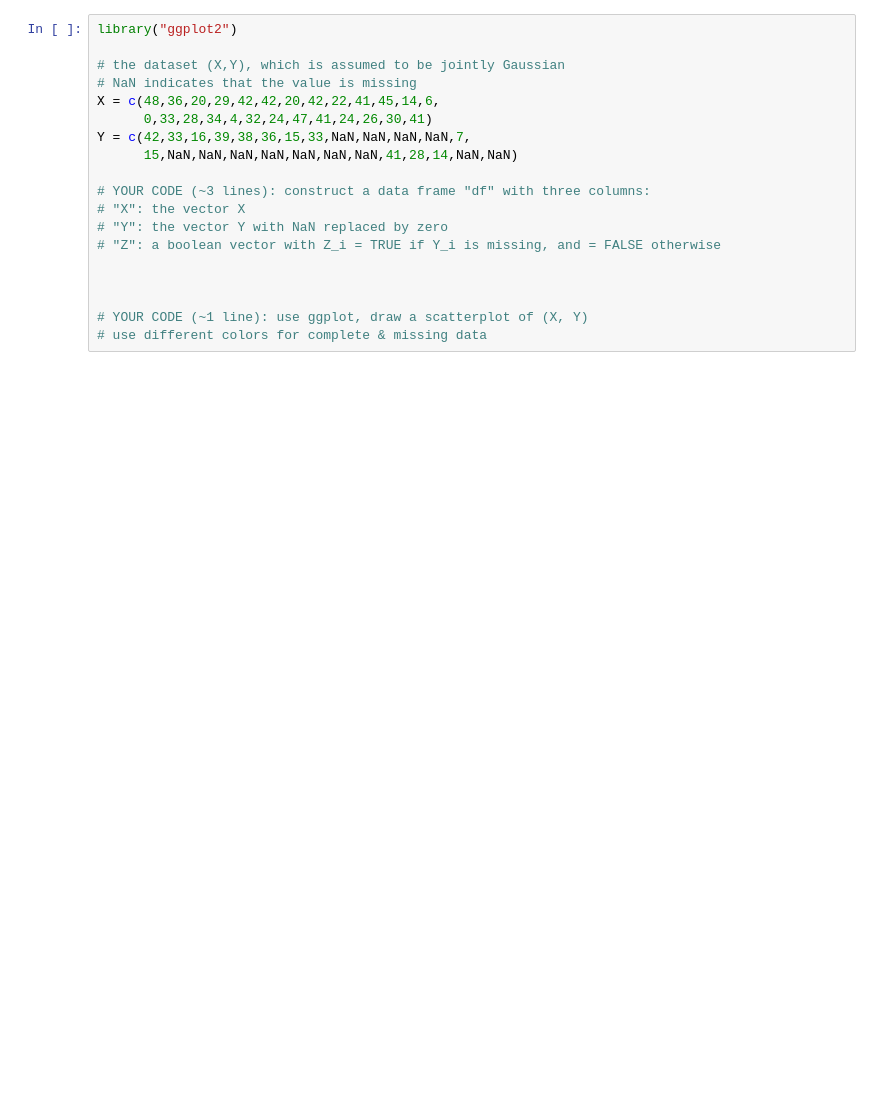
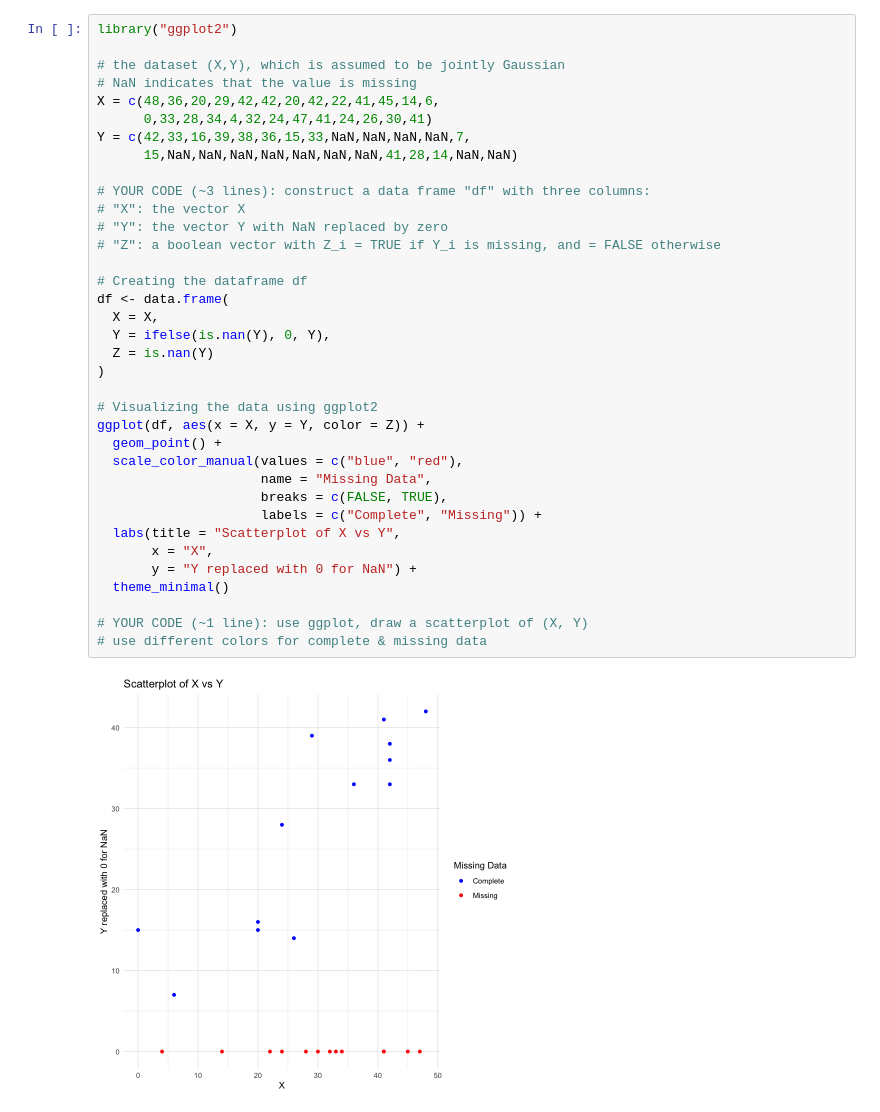
Before and after one commit to devt287/applied_stat, a Jupyter notebook: HW5_P3.ipynb, the cells around one changed output. Drawn from its saved outputs; the diff is of its cells as text; blank space fills up the shorter version.

```diff
--- a/HW5_P3.ipynb
+++ b/HW5_P3.ipynb
@@ -3,22 +3,41 @@
 # %%
 library("ggplot2")
 
 # the dataset (X,Y), which is assumed to be jointly Gaussian
 # NaN indicates that the value is missing
 X = c(48,36,20,29,42,42,20,42,22,41,45,14,6,
       0,33,28,34,4,32,24,47,41,24,26,30,41)
 Y = c(42,33,16,39,38,36,15,33,NaN,NaN,NaN,NaN,7,
       15,NaN,NaN,NaN,NaN,NaN,NaN,NaN,41,28,14,NaN,NaN)
 
 # YOUR CODE (~3 lines): construct a data frame "df" with three columns:
 # "X": the vector X
 # "Y": the vector Y with NaN replaced by zero
 # "Z": a boolean vector with Z_i = TRUE if Y_i is missing, and = FALSE otherwise
 
+# Creating the dataframe df
+df <- data.frame(
+  X = X,
+  Y = ifelse(is.nan(Y), 0, Y),
+  Z = is.nan(Y)
+)
 
+# Visualizing the data using ggplot2
+ggplot(df, aes(x = X, y = Y, color = Z)) +
+  geom_point() +
+  scale_color_manual(values = c("blue", "red"),
+                     name = "Missing Data",
+                     breaks = c(FALSE, TRUE),
+                     labels = c("Complete", "Missing")) +
+  labs(title = "Scatterplot of X vs Y",
+       x = "X",
+       y = "Y replaced with 0 for NaN") +
+  theme_minimal()
 
 # YOUR CODE (~1 line): use ggplot, draw a scatterplot of (X, Y)
 # use different colors for complete & missing data
+# %% [output]
+[figure, added]
 # %%
 # the package "mvtnorm" might be useful to calculate multivariate Gaussian densities
 # the documentation could be found at https://cran.r-project.org/web/packages/mvtnorm/mvtnorm.pdf
```
Also changed, not shown: parts of 5 cells of this notebook.
